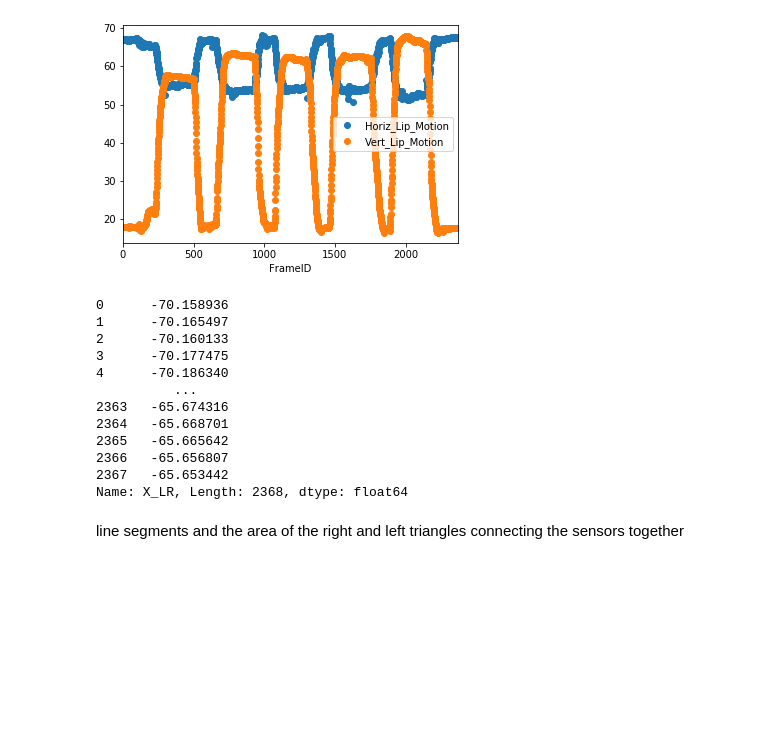
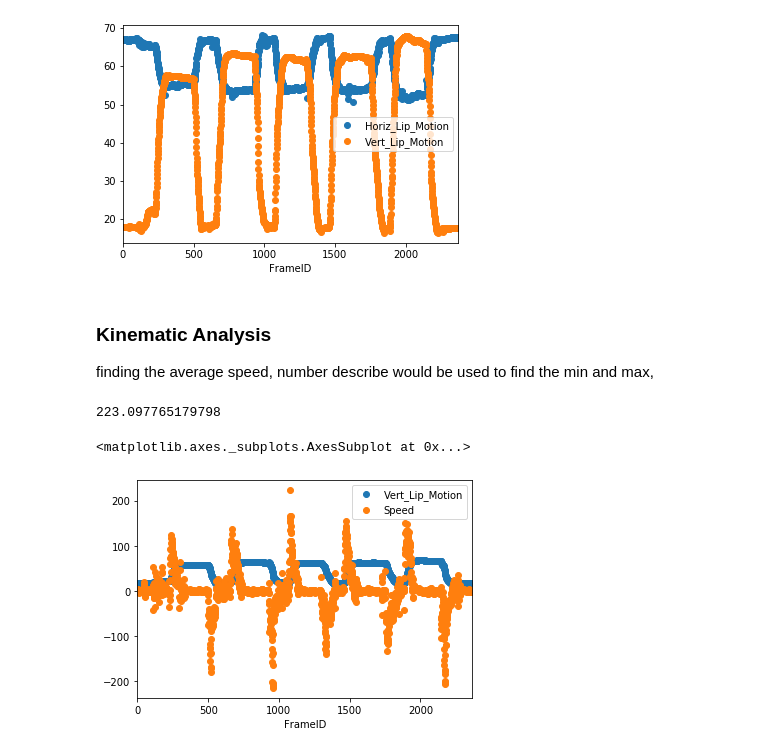
Before and after one commit to denizjafari/ValidationStudy, a Jupyter notebook: ValidationStudy.ipynb, the cells around one changed output. Saved outputs shown, nothing was run; the diff lists cells and outputs as text; code cells hidden in the pictures; blank space fills up the shorter version.

```diff
--- a/ValidationStudy.ipynb
+++ b/ValidationStudy.ipynb
@@ -99,20 +98,7 @@ OPEN_DF_HOL_1.plot(x='FrameID', y=['Horiz_Lip_Motion', 'Vert_Lip_Motion'], style
 # %% [output]
 <matplotlib.axes._subplots.AxesSubplot at 0x...>
 [figure]
-# %%
-OPEN_DF_HOL_1["X_LR"]
-# %% [output]
-0      -70.158936
-1      -70.165497
-2      -70.160133
-3      -70.177475
-4      -70.186340
-          ...
-2363   -65.674316
-2364   -65.668701
-2365   -65.665642
-2366   -65.656807
-2367   -65.653442
-Name: X_LR, Length: 2368, dtype: float64
-# %% [markdown]
-line segments and the area of the right and left triangles connecting the sensors together
+# %% [markdown]
+### Kinematic Analysis
+
+finding the average speed, number describe would be used to find the min and max,
@@ -118,0 +114,9 @@ line segments and the area of the right and left triangles connecting the sensor
+# %%
+OPEN_ARRAY_HOL_1_SPEED
+# %% [output]
+223.097765179798
+# %%
+OPEN_DF_HOL_1.plot(x='FrameID', y=['Vert_Lip_Motion', "Speed"], style='o')
+# %% [output]
+<matplotlib.axes._subplots.AxesSubplot at 0x...>
+[figure, added]
```
Also changed, not shown: parts of 12 cells of this notebook.
